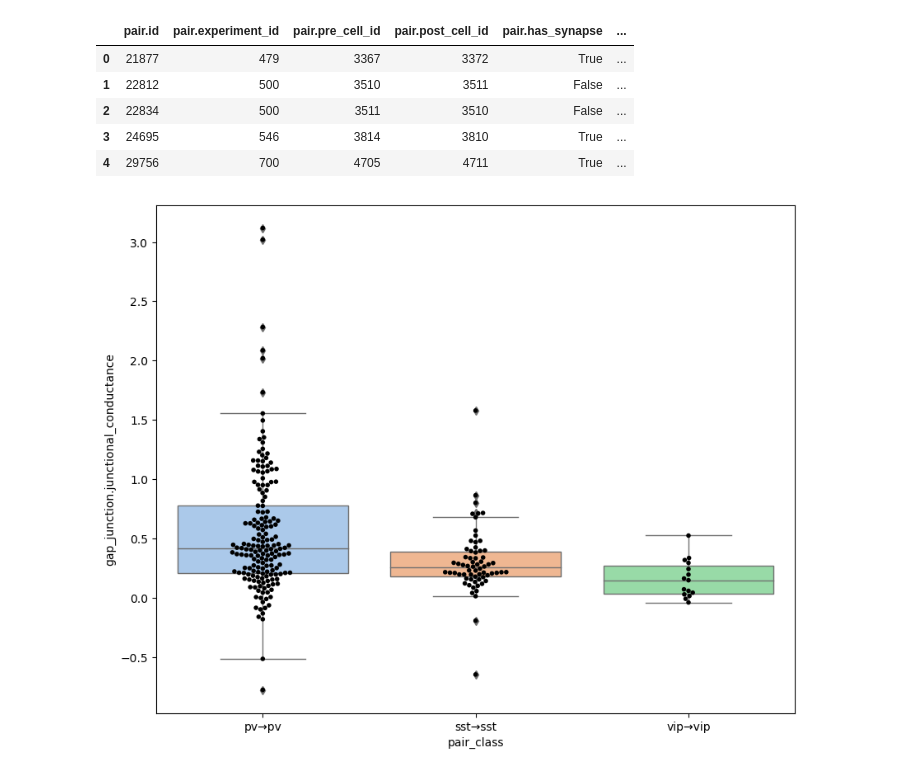
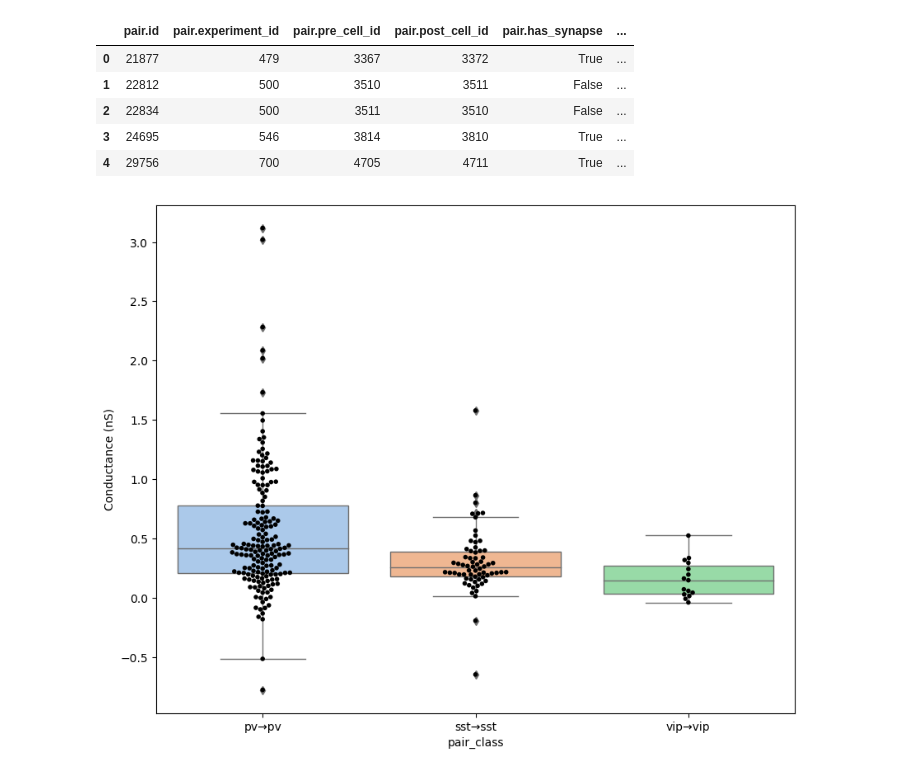
Before and after one commit to cyneuro/Allen-Database-Notebooks, a Jupyter notebook: Synapses/eletrical_synapses.ipynb, the cells around one changed output. Cells and saved outputs as stored; diff of their text form; code cells hidden in the pictures.

```diff
--- a/Synapses/eletrical_synapses.ipynb
+++ b/Synapses/eletrical_synapses.ipynb
@@ -28,6 +28,8 @@ for name, subclass in inhib_subclasses.items():
     # here we join the GapJunction table so that we can append the junctional_conductance column
     pair_query = pair_query.outerjoin(db.GapJunction, db.GapJunction.pair_id==db.Pair.id)
     pair_query = pair_query.add_column(db.GapJunction.junctional_conductance)
+    pair_query = pair_query.add_column(db.GapJunction.coupling_coeff_pulse)
+    pair_query = pair_query.add_column(db.GapJunction.coupling_coeff_noise)
 
     df = pair_query.dataframe()
     df['pair_class'] = '%s→%s' % (subclass, subclass)
@@ -45,11 +47,10 @@ pairs.head()
 | 3 | 24695 | 546 | 3814 | 3810 | True | ... |
 | 4 | 29756 | 700 | 4705 | 4711 | True | ... |
 # %%
-import seaborn as sns
-
 fig, axes = plt.subplots(1, 1, figsize=(10, 8))
 sns.swarmplot(data=pairs, x='pair_class', y='gap_junction.junctional_conductance', size=4, color=(0, 0, 0, 0.5), label='Experiment Data',ax=axes)
 sns.boxplot(data=pairs, x='pair_class', y='gap_junction.junctional_conductance',palette='pastel', width=0.8, linewidth=1,ax=axes)
+plt.ylabel("Conductance (nS)")
 plt.show()
 # %% [output]
-[figure, old version]
+[figure, new version]
```
Also changed, not shown: parts of 1 cell of this notebook, 1 other file.
